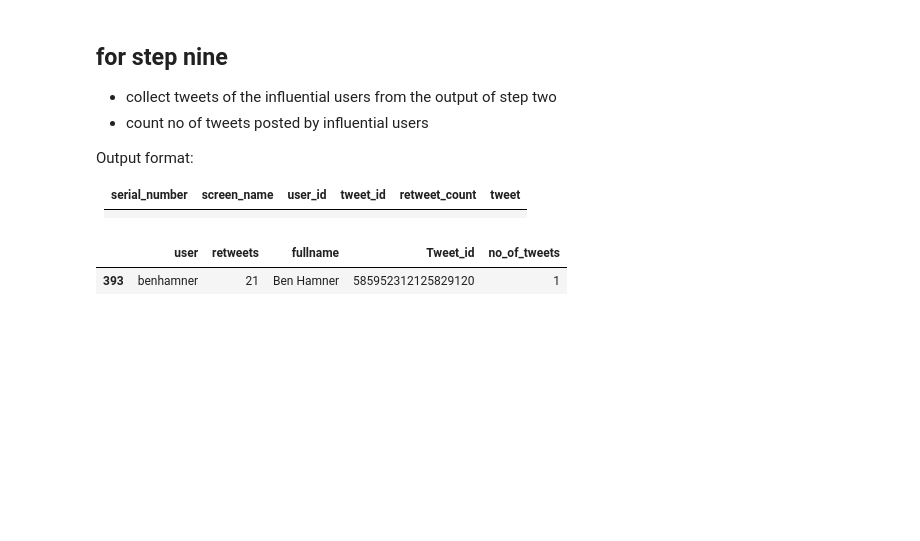
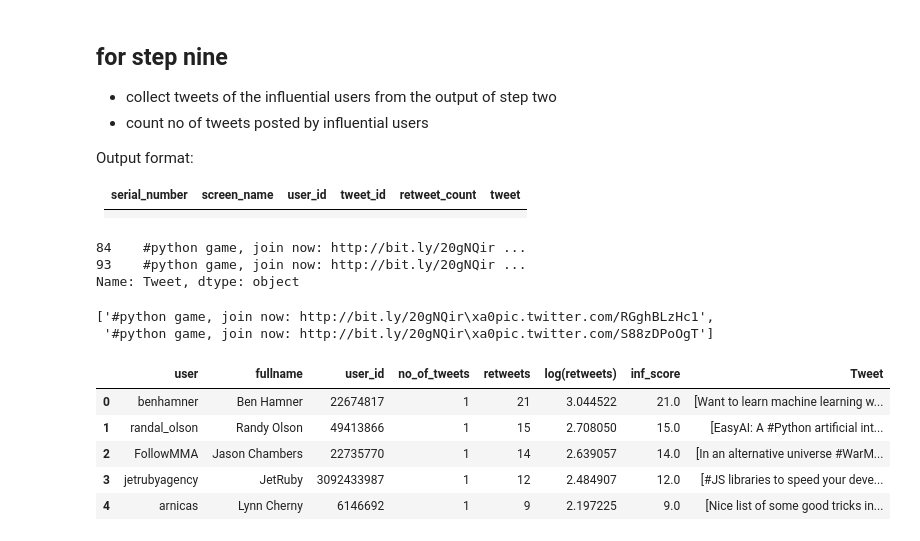
Before and after one commit to vinaybommana/twitter-analytics, a Jupyter notebook: Twitter Analytics.ipynb, the cells around one changed output. Saved outputs shown, nothing was run; the diff lists cells and outputs as text; code cells hidden in the pictures; blank space fills up the shorter version.

```diff
--- a/Twitter Analytics.ipynb
+++ b/Twitter Analytics.ipynb
@@ -85,3 +85,4 @@ Index(['timestamp', 'text', 'user', 'retweets', 'fullname', 'id'], dtype='object
 twitter_data.columns = ['Date', 'Tweet', 'user', 'retweets', 'fullname', 'Tweet_id']
 
 twitter_data.head()
+twitter_data_backup = twitter_data
@@ -330,8 +324,28 @@ Output format:
 |serial_number | screen_name| user_id| tweet_id| retweet_count| tweet|
 | ----         |  ----------| -------| --------| --------     | ---- |
 |              |            |        |         |              |      |
-# %%
-twitter_data_with_date.loc[twitter_data_with_date['user'] == "benhamner"]
-# %% [output]
-|  | user | retweets | fullname | Tweet_id | no_of_tweets |
-| 393 | benhamner | 21 | Ben Hamner | 585952312125829120 | 1 |
+# %%
+twitter_data_backup.loc[twitter_data_backup['user'] == "devbattles"]["Tweet"]
+# %% [output]
+84    #python game, join now: http://bit.ly/20gNQir ...
+93    #python game, join now: http://bit.ly/20gNQir ...
+Name: Tweet, dtype: object
+# %%
+def get_tweet_from_user(username):
+    return list(twitter_data_backup.loc[twitter_data_backup['user'] == username]["Tweet"])
+
+get_tweet_from_user("devbattles")
+# %% [output]
+['#python game, join now: http://bit.ly/20gNQir\xa0pic.twitter.com/RGghBLzHc1',
+ '#python game, join now: http://bit.ly/20gNQir\xa0pic.twitter.com/S88zDPoOgT']
+# %%
+tw_data_backup = tw_data
+tw_data['Tweet'] = tw_data['user'].apply(lambda x: get_tweet_from_user(x))
+tw_data.head()
+# %% [output]
+|  | user | fullname | user_id | no_of_tweets | retweets | log(retweets) | inf_score | Tweet |
+| 0 | benhamner | Ben Hamner | 22674817 | 1 | 21 | 3.044522 | 21.0 | [Want to learn machine learning w... |
+| 1 | randal_olson | Randy Olson | 49413866 | 1 | 15 | 2.708050 | 15.0 | [EasyAI: A #Python artificial int... |
+| 2 | FollowMMA | Jason Chambers | 22735770 | 1 | 14 | 2.639057 | 14.0 | [In an alternative universe #WarM... |
+| 3 | jetrubyagency | JetRuby | 3092433987 | 1 | 12 | 2.484907 | 12.0 | [#JS libraries to speed your deve... |
+| 4 | arnicas | Lynn Cherny | 6146692 | 1 | 9 | 2.197225 | 9.0 | [Nice list of some good tricks in... |
```
Also changed, not shown: parts of 2 cells of this notebook, 1 other file.
